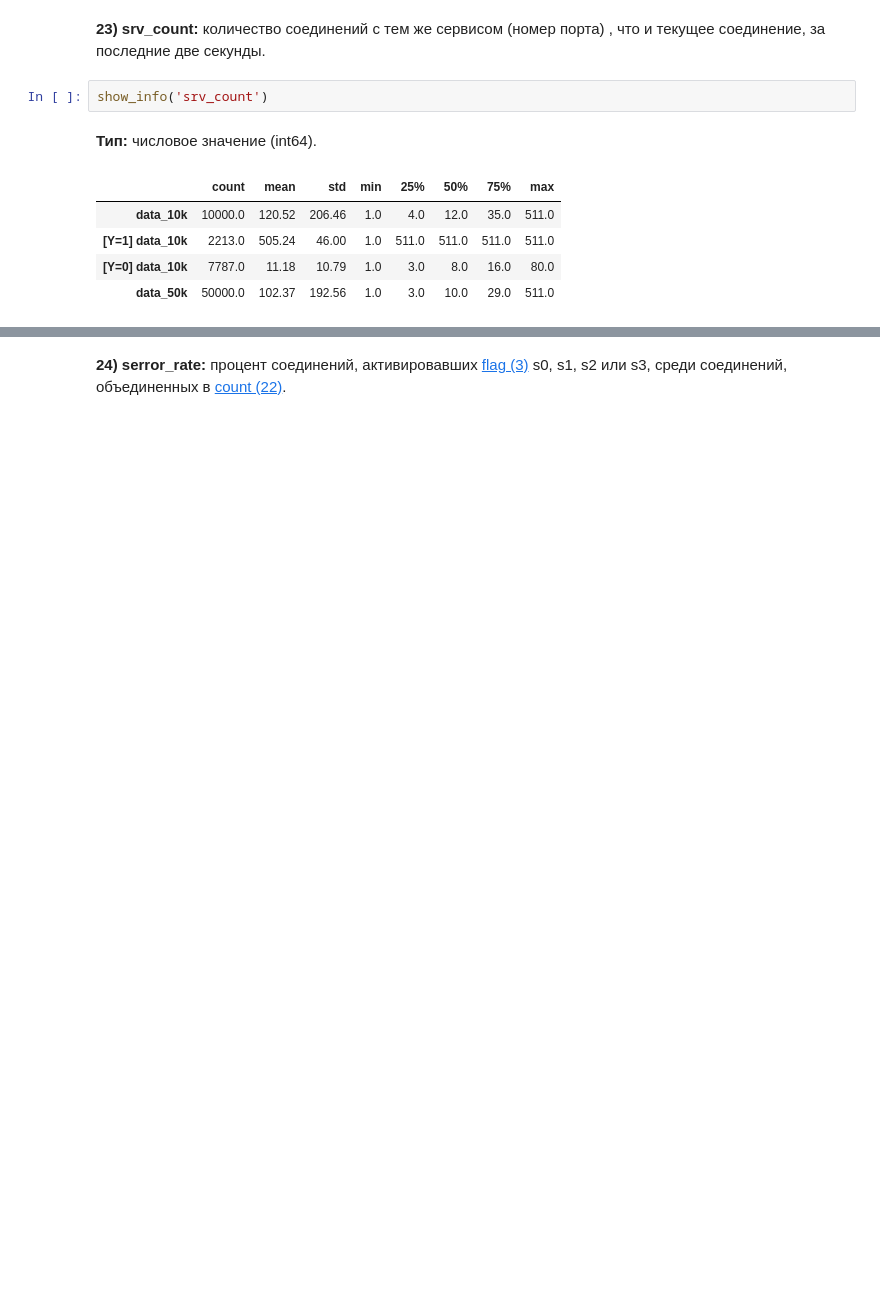
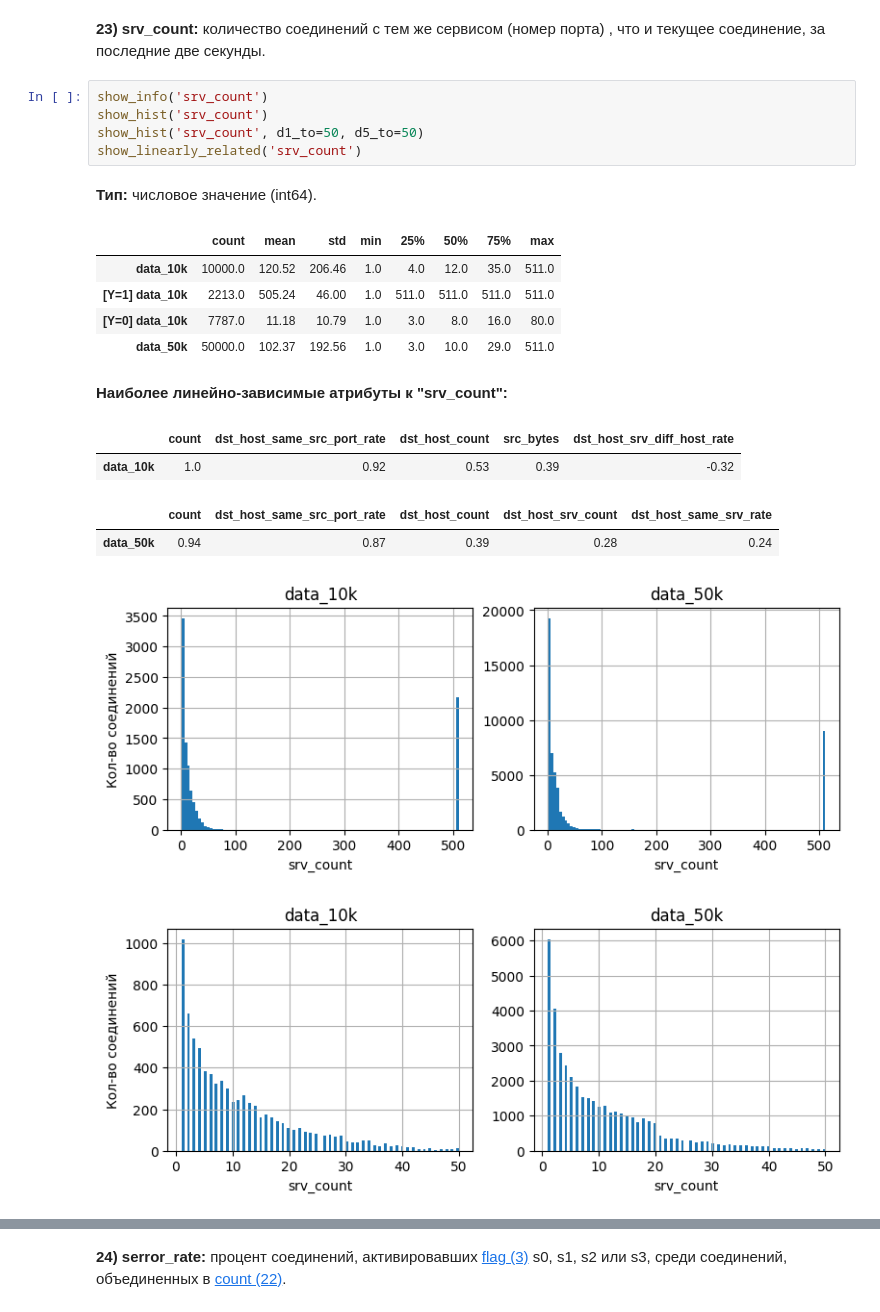
Before and after one commit to Demetrey/DMaP, a Jupyter notebook: CP/CP.ipynb, the cells around one changed output, grey strips where cells are left out. Drawn from its saved outputs; the diff is of its cells as text; blank space fills up the shorter version.

```diff
--- a/CP/CP.ipynb
+++ b/CP/CP.ipynb
@@ -581,11 +800,21 @@ show_info('count')
 # %% [markdown]
 **23) srv_count:** <a id="f23"></a>количество соединений с тем же сервисом (номер порта) , что и текущее соединение, за последние две секунды.
-# %%
-show_info('srv_count')
-# %% [output]
-**Тип:** числовое значение (int64).
-|  | count | mean | std | min | 25% | 50% | 75% | max |
-| data_10k | 10000.0 | 120.52 | 206.46 | 1.0 | 4.0 | 12.0 | 35.0 | 511.0 |
-| [Y=1] data_10k | 2213.0 | 505.24 | 46.00 | 1.0 | 511.0 | 511.0 | 511.0 | 511.0 |
-| [Y=0] data_10k | 7787.0 | 11.18 | 10.79 | 1.0 | 3.0 | 8.0 | 16.0 | 80.0 |
-| data_50k | 50000.0 | 102.37 | 192.56 | 1.0 | 3.0 | 10.0 | 29.0 | 511.0 |
+# %%
+show_info('srv_count')
+show_hist('srv_count')
+show_hist('srv_count', d1_to=50, d5_to=50)
+show_linearly_related('srv_count')
+# %% [output]
+**Тип:** числовое значение (int64).
+|  | count | mean | std | min | 25% | 50% | 75% | max |
+| data_10k | 10000.0 | 120.52 | 206.46 | 1.0 | 4.0 | 12.0 | 35.0 | 511.0 |
+| [Y=1] data_10k | 2213.0 | 505.24 | 46.00 | 1.0 | 511.0 | 511.0 | 511.0 | 511.0 |
+| [Y=0] data_10k | 7787.0 | 11.18 | 10.79 | 1.0 | 3.0 | 8.0 | 16.0 | 80.0 |
+| data_50k | 50000.0 | 102.37 | 192.56 | 1.0 | 3.0 | 10.0 | 29.0 | 511.0 |
+**Наиболее линейно-зависимые атрибуты к "srv_count":**
+|  | count | dst_host_same_src_port_rate | dst_host_count | src_bytes | dst_host_srv_diff_host_rate |
+| data_10k | 1.0 | 0.92 | 0.53 | 0.39 | -0.32 |
+|  | count | dst_host_same_src_port_rate | dst_host_count | dst_host_srv_count | dst_host_same_srv_rate |
+| data_50k | 0.94 | 0.87 | 0.39 | 0.28 | 0.24 |
+[figure, added]
+[figure, added]
```
Also changed, not shown: parts of 90 cells of this notebook.
